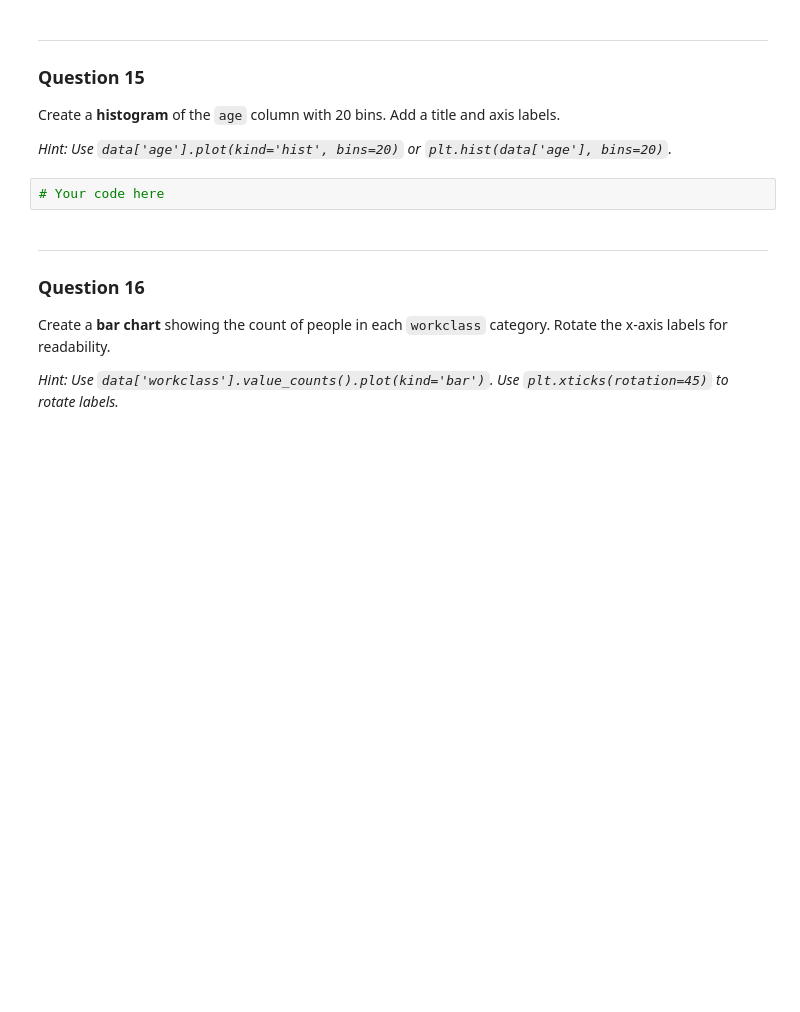
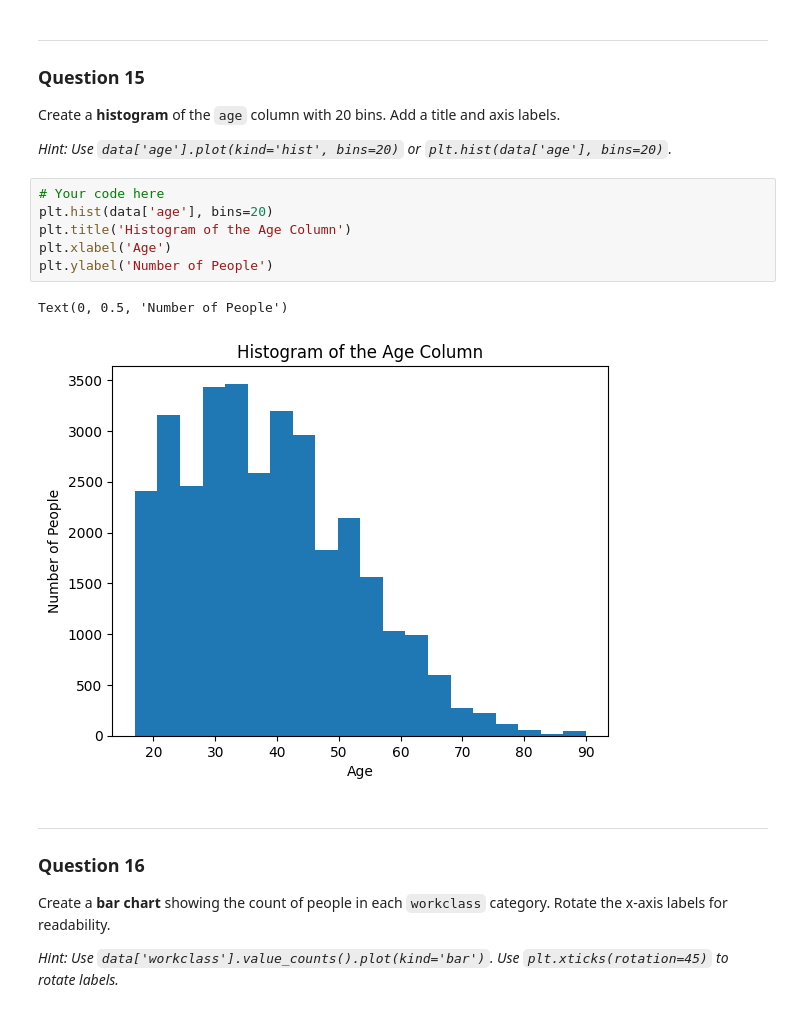
Before and after one commit to Etown-Data-Analytics/eda-with-pandas-ZachBenetzky, a Jupyter notebook: Exploratory-Data-Analysis-with-Pandas.ipynb, the cells around one changed output. Saved outputs shown, nothing was run; the diff lists cells and outputs as text; blank space fills up the shorter version.

```diff
--- a/Exploratory-Data-Analysis-with-Pandas.ipynb
+++ b/Exploratory-Data-Analysis-with-Pandas.ipynb
@@ -167,8 +357,15 @@ The questions below require you to create visualizations using **matplotlib** an
 Create a **histogram** of the `age` column with 20 bins. Add a title and axis labels.
 
 *Hint: Use `data['age'].plot(kind='hist', bins=20)` or `plt.hist(data['age'], bins=20)`.*
-# %%
-# Your code here
+# %%
+# Your code here
+plt.hist(data['age'], bins=20)
+plt.title('Histogram of the Age Column')
+plt.xlabel('Age')
+plt.ylabel('Number of People')
+# %% [output]
+Text(0, 0.5, 'Number of People')
+[figure, added]
 # %% [markdown]
 ---
 ### Question 16
```
Also changed, not shown: parts of 34 cells of this notebook.
